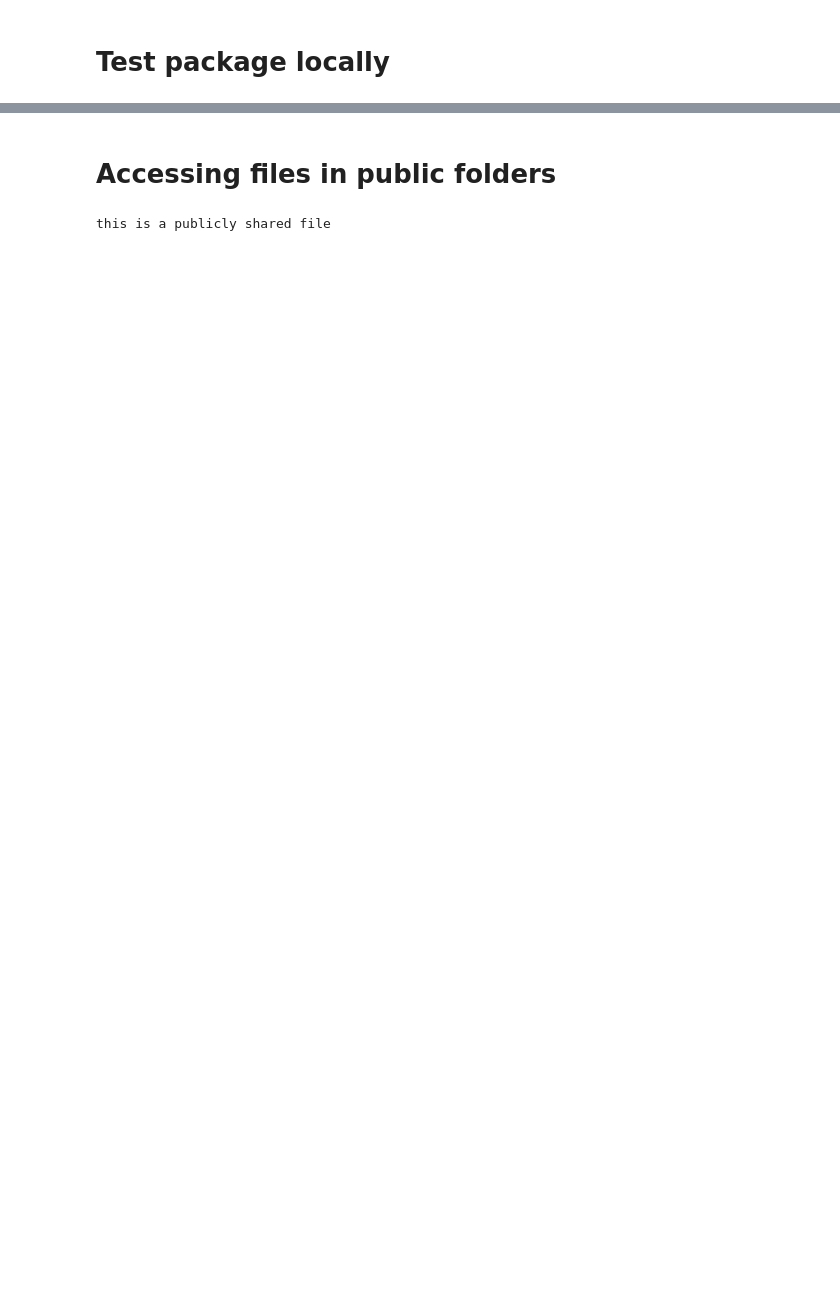
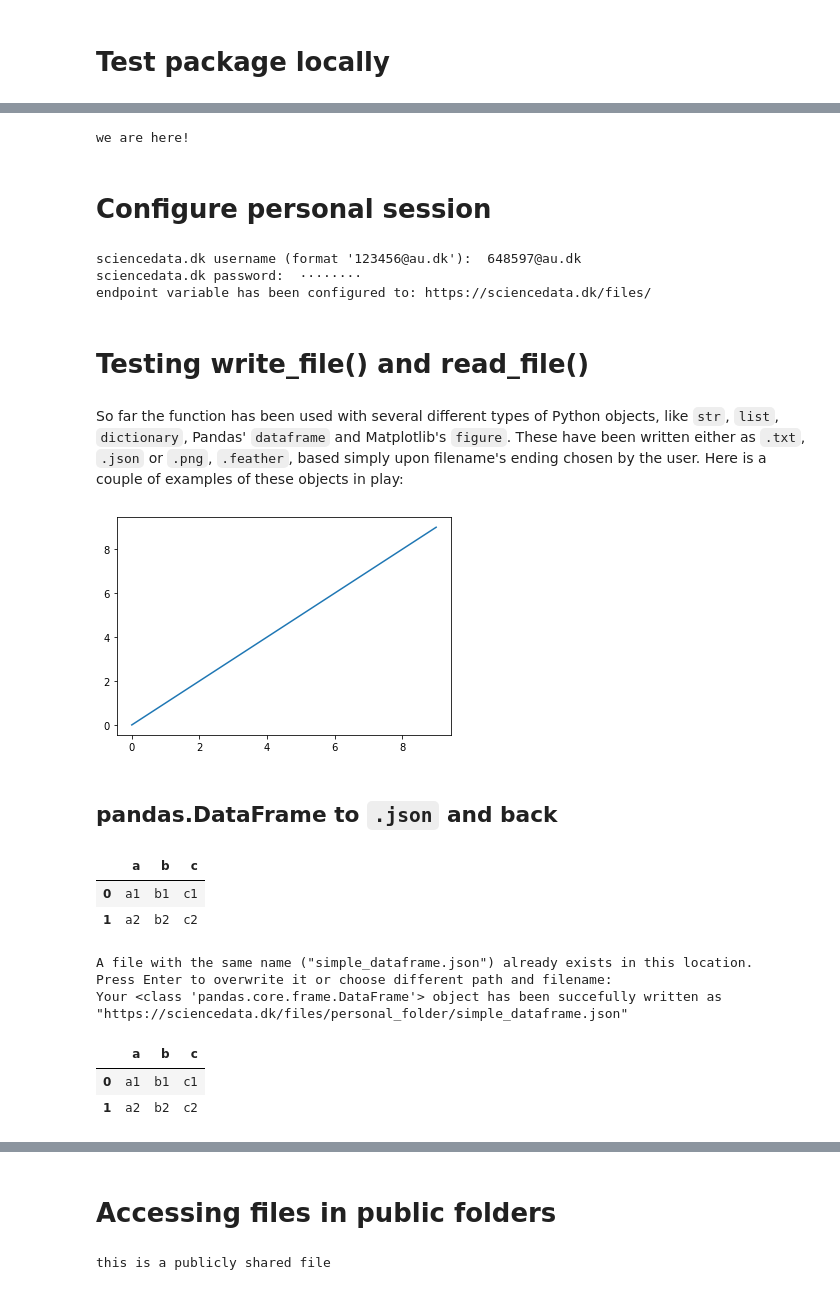
Before and after one commit to sdam-au/sddk_py, a Jupyter notebook: sddk_playground.ipynb, the cells around one changed output, grey strips where cells are left out. Cells and saved outputs as stored; diff of their text form; code cells hidden in the pictures; blank space fills up the shorter version.

Commit message:
locally fully functional c folders & files

```diff
--- a/sddk_playground.ipynb
+++ b/sddk_playground.ipynb
@@ -13,0 +15,32 @@ we are still here!
+# %%
+# always be sure that you are using the local version
+reload(sddk)
+sddk.test_package()
+# %% [output]
+we are here!
+# %% [markdown]
+# Configure personal session
+# %%
+conf = sddk.configure()
+# %% [output]
+sciencedata.dk username (format '123456@au.dk'):  648597@au.dk
+sciencedata.dk password:  ········
+endpoint variable has been configured to: https://sciencedata.dk/files/
+# %% [markdown]
+# Testing write_file() and read_file()
+# %% [markdown]
+So far the function has been used with several different types of Python objects, like `str`, `list`, `dictionary`, Pandas' `dataframe` and Matplotlib's `figure`. These have been written either as `.txt`, `.json` or `.png`, `.feather`, based simply upon filename's ending chosen by the user. Here is a couple of examples of these objects in play:
+# %%
+### Python "str" object
+string_object =  "string content for testing"
+### Python "list" object
+list_object = ['a', 'b', 'c', 'd']
+### Python "dictionary" object
+dict_object = {"a" : 1, "b" : 2, "c":3 }
+### Pandas dataframe object
+import pandas as pd
+dataframe_object = pd.DataFrame([("a1", "b1", "c1"), ("a2", "b2", "c2")], columns=["a", "b", "c"])
+# %% [output]
+[figure, added]
+# %% [markdown]
+## pandas.DataFrame to `.json` and back
@@ -13,0 +50,18 @@ we are still here!
+# %%
+dataframe_object
+# %% [output]
+|  | a | b | c |
+| 0 | a1 | b1 | c1 |
+| 1 | a2 | b2 | c2 |
+# %%
+sddk.write_file("personal_folder/simple_dataframe.json", dataframe_object, conf)
+# %% [output]
+A file with the same name ("simple_dataframe.json") already exists in this location.
+Press Enter to overwrite it or choose different path and filename:
+Your <class 'pandas.core.frame.DataFrame'> object has been succefully written as "https://sciencedata.dk/files/personal_folder/simple_dataframe.json"
+# %%
+sddk.read_file("personal_folder/simple_dataframe.json", "df", conf)
+# %% [output]
+|  | a | b | c |
+| 0 | a1 | b1 | c1 |
+| 1 | a2 | b2 | c2 |
```
Also changed, not shown: parts of 80 cells of this notebook, 9 other files.
